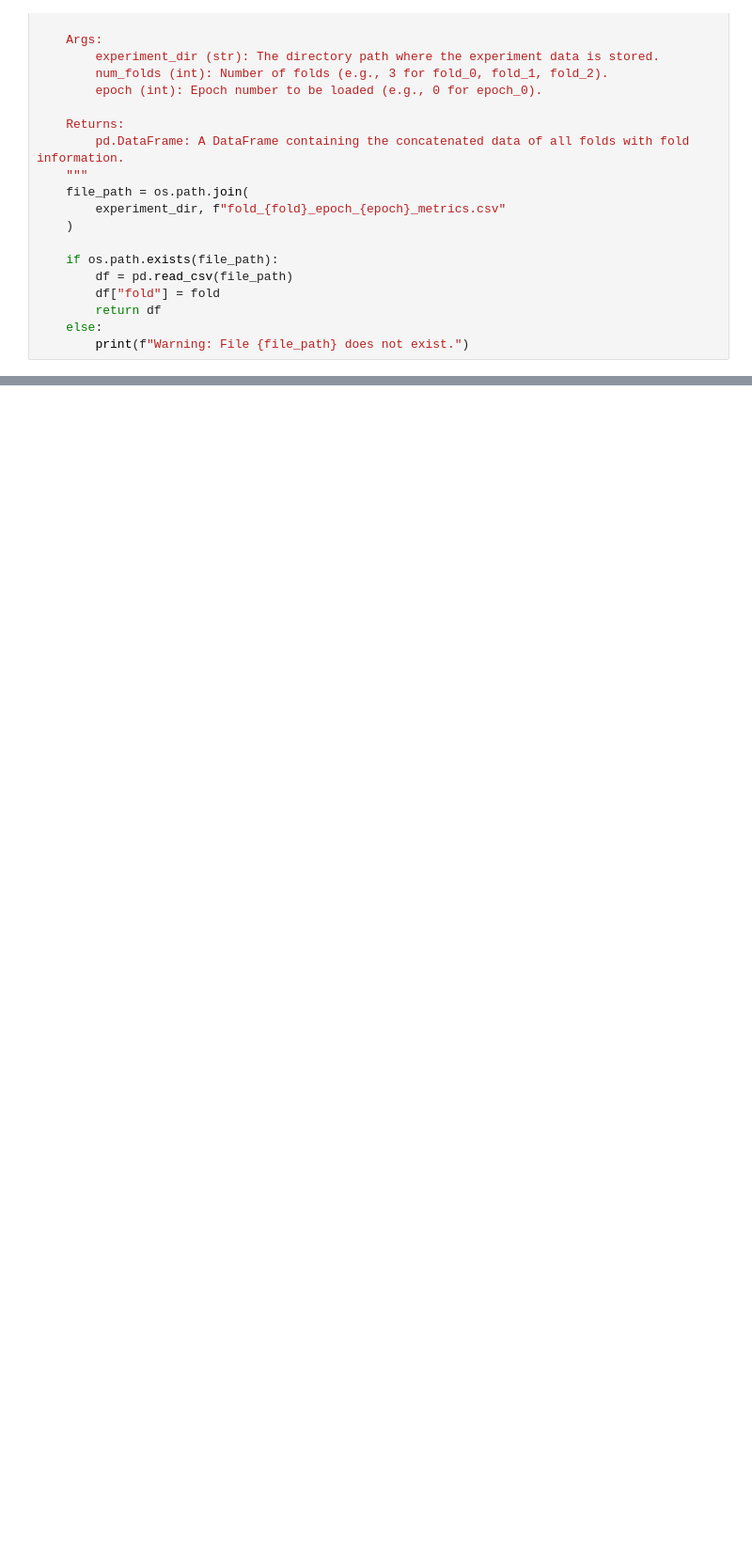
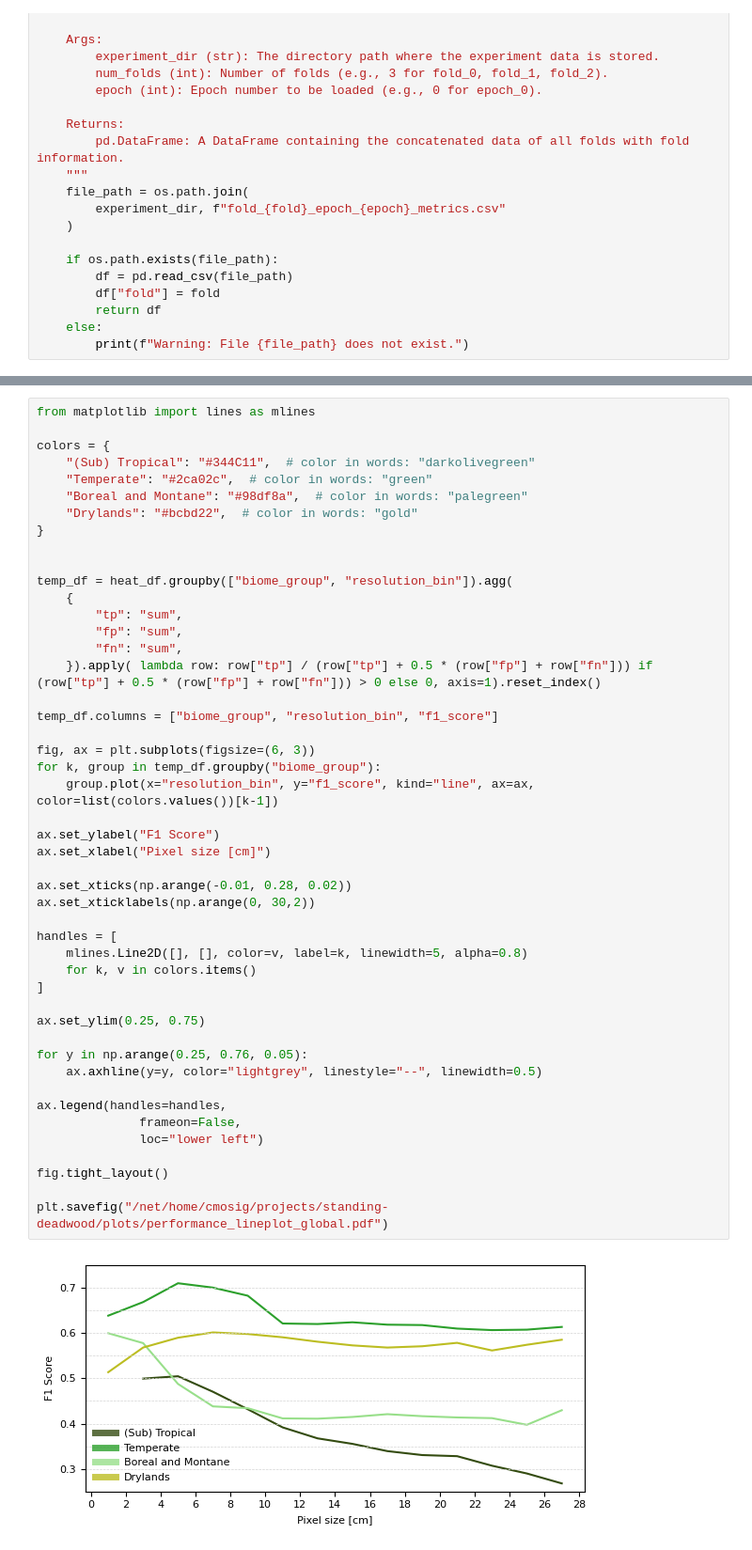
Before and after one commit to jmoeh/standing-deadwood, a Jupyter notebook: plotting_notebooks/100_performance_plots.ipynb, the cells around one changed output, grey strips where cells are left out. Shown: that part at 94% size. Cells and saved outputs as stored; diff of their text form; blank space fills up the shorter version.

```diff
--- a/plotting_notebooks/100_performance_plots.ipynb
+++ b/plotting_notebooks/100_performance_plots.ipynb
@@ -300,0 +236,49 @@ plt.savefig("/net/home/cmosig/projects/standing-deadwood/plots/performance_linep
+# %%
+from matplotlib import lines as mlines
+
+colors = {
+    "(Sub) Tropical": "#344C11",  # color in words: "darkolivegreen"
+    "Temperate": "#2ca02c",  # color in words: "green"
+    "Boreal and Montane": "#98df8a",  # color in words: "palegreen"
+    "Drylands": "#bcbd22",  # color in words: "gold"
+}
+
+
+temp_df = heat_df.groupby(["biome_group", "resolution_bin"]).agg(
+    {
+        "tp": "sum",
+        "fp": "sum",
+        "fn": "sum",
+    }).apply( lambda row: row["tp"] / (row["tp"] + 0.5 * (row["fp"] + row["fn"])) if (row["tp"] + 0.5 * (row["fp"] + row["fn"])) > 0 else 0, axis=1).reset_index()
+
+temp_df.columns = ["biome_group", "resolution_bin", "f1_score"]
+
+fig, ax = plt.subplots(figsize=(6, 3))
+for k, group in temp_df.groupby("biome_group"):
+    group.plot(x="resolution_bin", y="f1_score", kind="line", ax=ax, color=list(colors.values())[k-1])
+
+ax.set_ylabel("F1 Score")
+ax.set_xlabel("Pixel size [cm]")
+
+ax.set_xticks(np.arange(-0.01, 0.28, 0.02))
+ax.set_xticklabels(np.arange(0, 30,2))
+
+handles = [
+    mlines.Line2D([], [], color=v, label=k, linewidth=5, alpha=0.8)
+    for k, v in colors.items()
+]
+
+ax.set_ylim(0.25, 0.75)
+
+for y in np.arange(0.25, 0.76, 0.05):
+    ax.axhline(y=y, color="lightgrey", linestyle="--", linewidth=0.5)
+
+ax.legend(handles=handles,
+              frameon=False,
+              loc="lower left")
+
+fig.tight_layout()
+
+plt.savefig("/net/home/cmosig/projects/standing-deadwood/plots/performance_lineplot_global.pdf")
+# %% [output]
+[figure, added]
```
Also changed, not shown: parts of 17 cells of this notebook, 11 other files.
